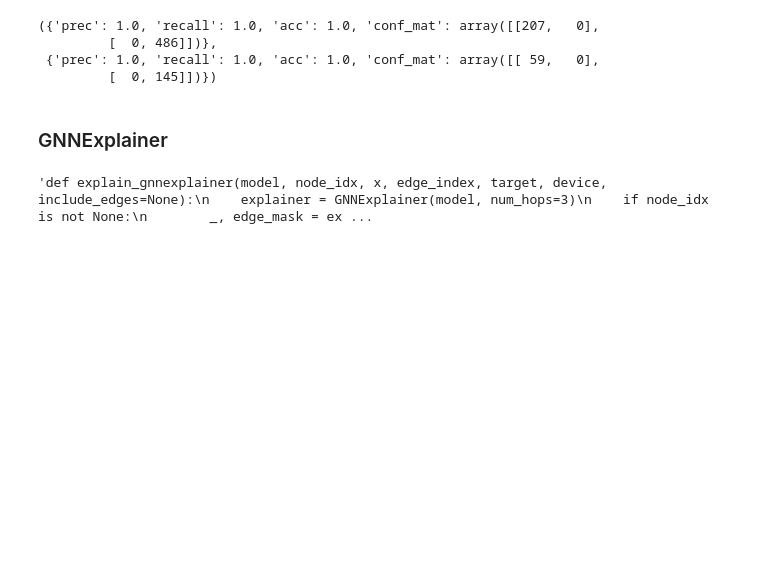
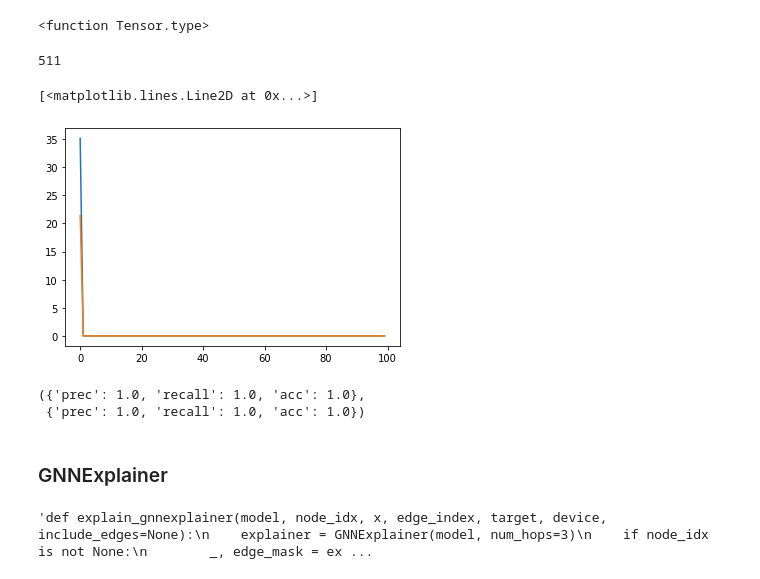
Before and after one commit to GraphFramEx/graphframex, a Jupyter notebook: exp_synthetic/Exp1-ba_shapes.ipynb, the cells around one changed output. Drawn from its saved outputs; the diff is of its cells as text; code cells hidden in the pictures; blank space fills up the shorter version.

```diff
--- a/exp_synthetic/Exp1-ba_shapes.ipynb
+++ b/exp_synthetic/Exp1-ba_shapes.ipynb
@@ -475,24 +496,38 @@ n_basis=300
+# %%
+from torch.optim.lr_scheduler import StepLR
+
+args = {"dataset": "syn2", "input_dim":1, "val_ratio": 0.15, "test_ratio": 0.2, 'gpu':False, 'method':'base', 'seed': 10}
+args['num_top_edges']=6
+args['threshold']=0.7
+args['num_test_nodes'] = 10
+args['num_gc_layers']=3
+args['num_epochs']=1000
+
+class AttributeDict(dict):
+    __slots__ = ()
+    __getattr__ = dict.__getitem__
+    __setattr__ = dict.__setitem__
+
+
+args = AttributeDict(args)
+data = build_data(args)
+
+data.x.type
+# %% [output]
+<function Tensor.type>
+# %%
+graph = nx.balanced_tree(2, 8)
+graph.number_of_nodes()
+# %% [output]
+511
 # %%
-from torch.optim.lr_scheduler import StepLR
 
-args = {"dataset": "syn3", "input_dim":1, "val_ratio": 0.15, "test_ratio": 0.2, 'gpu':False, 'method':'base', 'seed': 10}
-args['num_top_edges']=12
-args['num_test_nodes'] = 10
-
-class AttributeDict(dict):
-    __slots__ = ()
-    __getattr__ = dict.__getitem__
-    __setattr__ = dict.__setitem__
-
-
-args = AttributeDict(args)
-data = build_data(args)
 
 n_epochs = 1000
 
 device = torch.device('cuda' if torch.cuda.is_available() else 'cpu')
 
-input_dim, hidden_dim, embedding_dim, label_dim, num_layers = 1, 20, 20, 2, 3
+input_dim, hidden_dim, embedding_dim, label_dim, num_layers = 10, 20, 20, 8, 3
 lr=0.001
 dropout=0.0,
 weight_decay=0.005
@@ -531,14 +566,11 @@ for epoch in range(n_epochs):
     #scheduler.step()
     #scheduler.step(val_loss)
 # %%
-import matplotlib
-matplotlib.rcParams['backend'] = "Qt4Agg"
-import matplotlib.pyplot as plt
-
-plt.figure()
 plt.plot(range(n_epochs//10), val_err)
 plt.plot(range(n_epochs//10), train_err)
-plt.show()
+# %% [output]
+[<matplotlib.lines.Line2D at 0x...>]
+[figure, added]
 # %%
 import sklearn.metrics as metrics
 
@@ -562,12 +594,10 @@ def gnn_scores(data):
         }
     return result_train, result_test
 # %%
-gnn_scores(data)
+gnn_scores(model, data)
 # %% [output]
-({'prec': 1.0, 'recall': 1.0, 'acc': 1.0, 'conf_mat': array([[207,   0],
-         [  0, 486]])},
- {'prec': 1.0, 'recall': 1.0, 'acc': 1.0, 'conf_mat': array([[ 59,   0],
-         [  0, 145]])})
+({'prec': 1.0, 'recall': 1.0, 'acc': 1.0},
+ {'prec': 1.0, 'recall': 1.0, 'acc': 1.0})
 # %%
 def list_to_dict(preds):
     preds_dict=pd.DataFrame(preds).to_dict('list')
```
Also changed, not shown: parts of 52 cells of this notebook, 15 other files.
